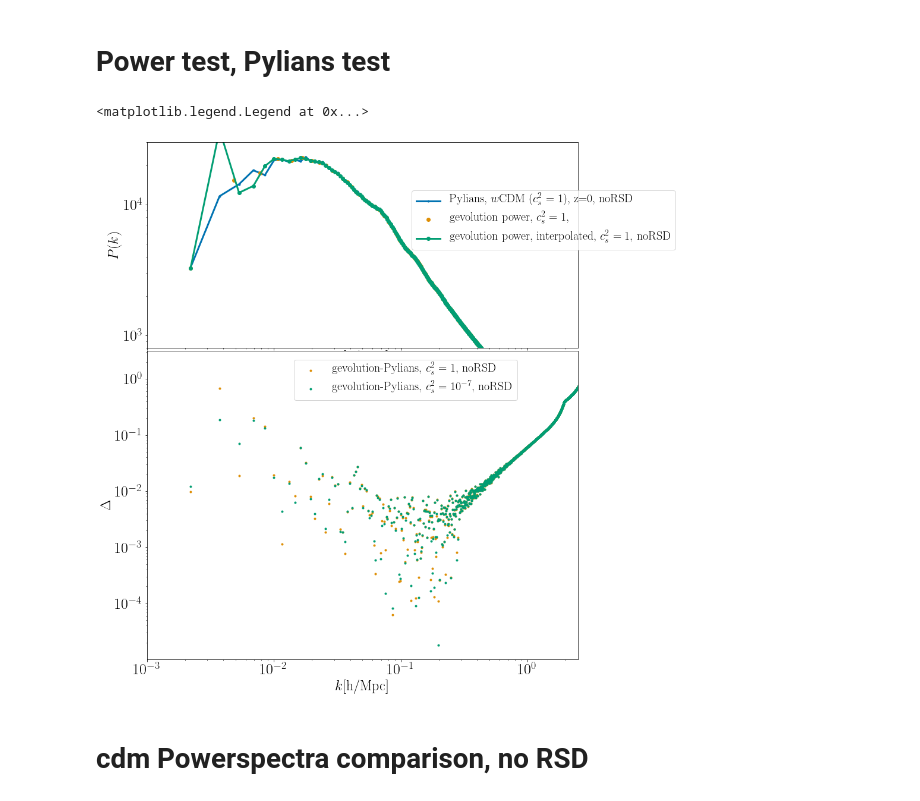
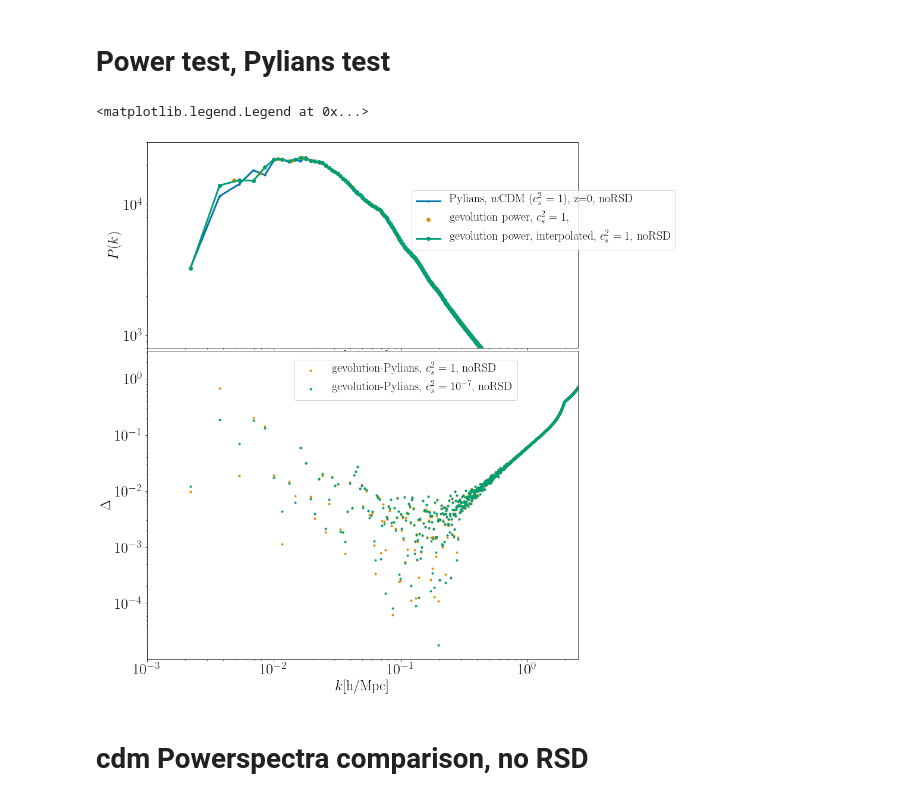
Before and after one commit to FarbodHassani/Doppler_RSD_N-body, a Jupyter notebook: Analysis-notebooks/PowerSpectra_CF_comparison_RSD_noRSD.ipynb, the cells around one changed output. Saved outputs shown, nothing was run; the diff lists cells and outputs as text; code cells hidden in the pictures.

```diff
--- a/Analysis-notebooks/PowerSpectra_CF_comparison_RSD_noRSD.ipynb
+++ b/Analysis-notebooks/PowerSpectra_CF_comparison_RSD_noRSD.ipynb
@@ -80,7 +80,7 @@ for j in range(4):
 
     class_data['Bg'][files_list_class[j]]=np.loadtxt(directory_class+files_list_class[j]+"/background.dat");
     for i in range(5): # redshift
-        class_data['transfer'][files_list_class[j]]['z='+str(redshifts[i])]=np.loadtxt(directory_class+files_list_class[j]+"/z"+str(i+1)+"_tk.dat");
+        class_data['transfer'][files_list_class[j]]['z='+str(redshifts_class[i])]=np.loadtxt(directory_class+files_list_class[j]+"/z"+str(i+1)+"_tk.dat");
 
 # CLASS conversion :
 k_pivot = 0.05
@@ -88,7 +88,7 @@ A_s = 2.1e-9
 n_s = 0.96
 h = 0.67
 k_class = class_data['transfer'][files_list_class[0]]["z=0"][:,0]
-conversion = A_s*(k_class*h/k_pivot)**(n_s-1);
+conversion = A_s*(k_class*h/k_pivot)**(n_s-1)*(2.*np.pi**2/(k_class**3));
 # %% [markdown]
 # Tests
 # %%
@@ -134,7 +134,7 @@ axs[0].loglog(k_w,pk*(2.*np.pi**2)/(k_w**3),"o",color =Colors[l], lw=3,label="ge
 k_pylians =data[kind][RSD][file[0]]['pow'][z[0]][0,:]
 k_w = pow_gev['gev_em0']['z=0'][:,0];
 pk = pow_gev['gev_em0']['z=0'][:,1];
-interp_pow=InterpolatedUnivariateSpline(k_w,pk,k=4)
+interp_pow=InterpolatedUnivariateSpline(k_w,pk,k=2)
 pk = interp_pow(k_pylians);
 k_w =k_pylians
 axs[0].loglog(k_w,pk*(2.*np.pi**2)/(k_w**3),"-o",color =Colors[l+1], lw=3,label="gevolution power, interpolated, $c_s^2=1$, "+RSD)
@@ -158,34 +158,34 @@ k_w = pow_gev['gev_em0']['z=0'][:,0];
 pk = pow_gev['gev_em0']['z=0'][:,1];
 interp_pow=InterpolatedUnivariateSpline(k_w,pk,k=3)
 pk_gev = interp_pow(k_pylians)*(2.*np.pi**2)/(k_pylians**3);
 pk_pylians = data[kind][RSD][file[1]]['pow'][z[0]][1,:]
 axs[1].plot(k_pylians,np.abs(pk_gev-pk_pylians)/(0.5*(pk_pylians+pk_gev)),".",color =Colors[l], lw=3,label="gevolution-Pylians, $c_s^2=1$, "+RSD)
 
 
 k_pylians =data[kind][RSD][file[4]]['pow'][z[0]][0,:]
 k_w = pow_gev['kev_em7']['z=0'][:,0];
 pk = pow_gev['kev_em7']['z=0'][:,1];
 interp_pow=InterpolatedUnivariateSpline(k_w,pk,k=2)
 pk_gev = interp_pow(k_pylians)*(2.*np.pi**2)/(k_pylians**3);
 pk_pylians = data[kind][RSD][file[4]]['pow'][z[0]][1,:]
 axs[1].plot(k_pylians,np.abs(pk_gev-pk_pylians)/(0.5* (pk_pylians+pk_gev)),".",color =Colors[l+1], lw=3,label="gevolution-Pylians, $c_s^2=10^{-7}$, "+RSD)
 
 
 
 axs[1].set_ylabel('$\Delta$',fontsize=24)
 axs[1].set_xlabel('$k$[h/Mpc]',fontsize=24)
 axs[1].set_xscale('log')
 plt.yscale('log')
 # axs[1].set_ylim(-0.2,0.3)
 axs[1].set_xlim(1.e-3,2.5)
 # axs[1].set_yticks([-0.1,-0.05,0,0.05,0.1,0.2,0.3])
 axs[1].legend(fontsize=20,bbox_to_anchor=(0.6,0.82))
 # X=np.arange(0.001,20,1)
 # axs[1].fill_between(X, -1/100.,1/100.,color='k',alpha=.2)
 # axs[1].fill_between(X, -2/100.,2/100.,color='k',alpha=.1)
 # %% [output]
 <matplotlib.legend.Legend at 0x...>
-[figure, old version]
+[figure, new version]
 # %% [markdown]
 # cdm Powerspectra comparison, no RSD
 # %%
```
Also changed, not shown: parts of 1 cell of this notebook, 2 other files.
